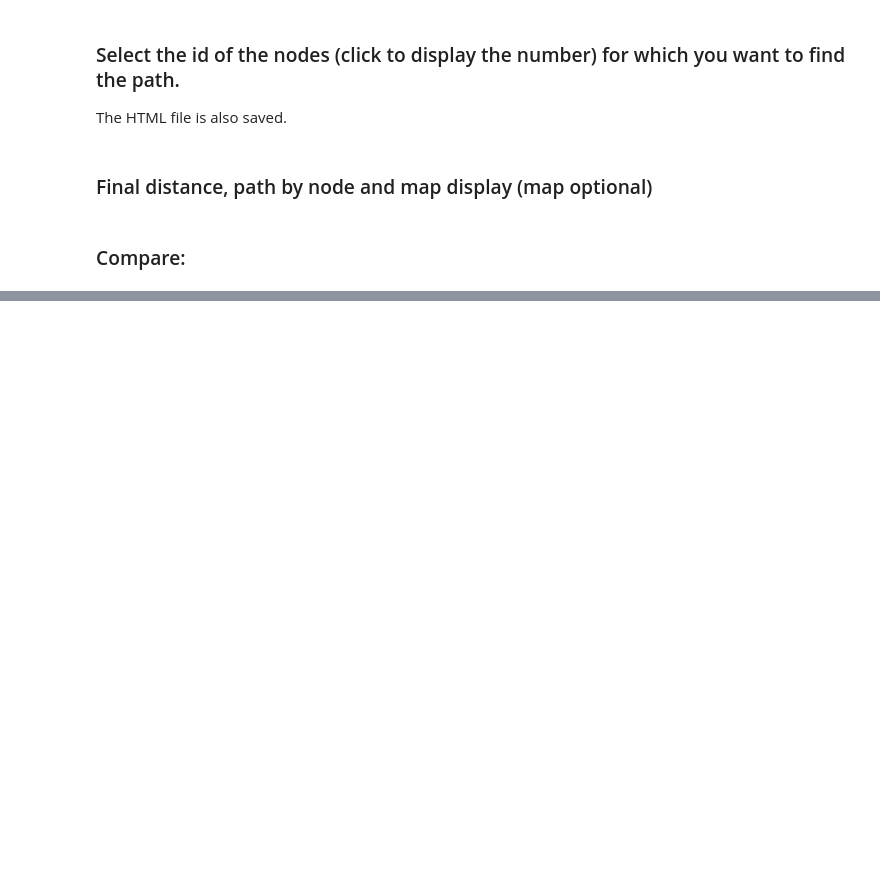
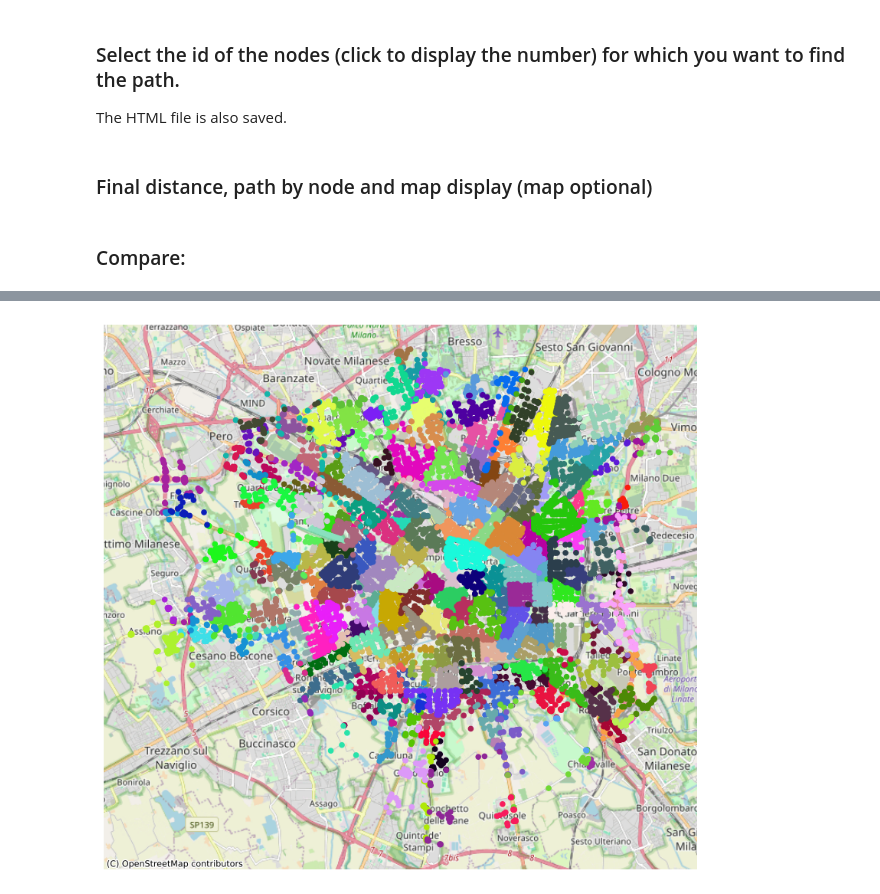
Before and after one commit to NikitaNikolaevich/graph-topology-in-routing-problems, a Jupyter notebook: examples/examples.ipynb, the cells around one changed output, grey strips where cells are left out. Drawn from its saved outputs; the diff is of its cells as text; code cells hidden in the pictures; blank space fills up the shorter version.

```diff
--- a/examples/examples.ipynb
+++ b/examples/examples.ipynb
@@ -66,0 +71,4 @@ graphModel.draw_path(nodes=path, visible=True)
+# %%
+graphModel.draw_clusters(visible=True, markersize=20, alpha=1)
+# %% [output]
+[figure, added]
```
Also changed, not shown: parts of 9 cells of this notebook, 1 other file.
